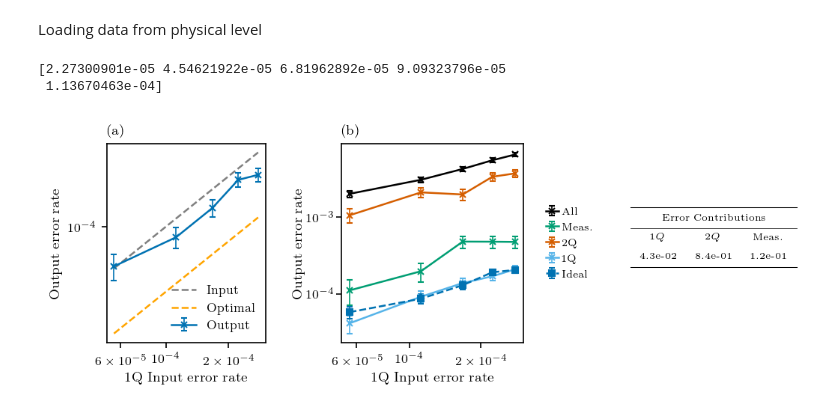
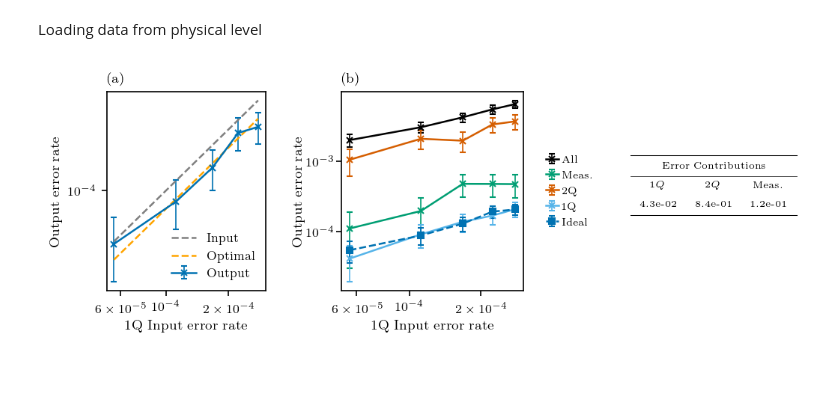
Before and after one commit to Sal7ySalt/Smallest-MSD-Protocol, a Jupyter notebook: 3_qubit_code/logical_level/21_qubits.ipynb, the cells around one changed output. Saved outputs shown, nothing was run; the diff lists cells and outputs as text; code cells hidden in the pictures; blank space fills up the shorter version.

```diff
--- a/3_qubit_code/logical_level/21_qubits.ipynb
+++ b/3_qubit_code/logical_level/21_qubits.ipynb
@@ -454,8 +467,8 @@ list3 = [1 - f for f in avg_fid_meas_errors_list]
 list4 = [1 - f for f in avg_fid_2q_errors_list]
 list5 = [1 - f for f in avg_fid_1q_errors_list]
 
-output_error_rate_all_errors = inf_to_error(list1, 1)
-output_error_rate_no_errors = inf_to_error(list2, 1)
-output_error_rate_meas_errors = inf_to_error(list3, 1)
-output_error_rate_2q_errors = inf_to_error(list4, 1)
-output_error_rate_1q_errors = inf_to_error(list5, 1)
+all_output_error_rate, all_output_error_rate_unc = inf_to_error(list1, 1, avg_fid_all_errors_unc_list)
+ideal_output_error_rate, ideal_output_error_rate_unc = inf_to_error(list2, 1, avg_fid_no_errors_unc_list)
+meas_output_error_rate, meas_output_error_rate_unc = inf_to_error(list3, 1, avg_fid_meas_errors_unc_list)
+two_q_output_error_rate, two_q_output_error_rate_unc = inf_to_error(list4, 1, avg_fid_2q_errors_unc_list)
+one_q_output_error_rate, one_q_output_error_rate_unc = inf_to_error(list5, 1, avg_fid_1q_errors_unc_list)
@@ -667,12 +527,8 @@ print(measurement_contributions)
 Loading data from physical level
 # %%
 data = np.load("../physical_level/physical_level_component_analysis.npz")
-plot1_y = data["plot1_y"]
+optimal_infidelity = data["ideal_infidelity"]
+optimal_output_error_rate = inf_to_error(optimal_infidelity, 1)
-# %%
-print(plot1_y)
-# %% [output]
-[2.27300901e-05 4.54621922e-05 6.81962892e-05 9.09323796e-05
- 1.13670463e-04]
 # %%
 fig = plt.figure(figsize=(6.75, 2.65))
 
@@ -700,8 +556,8 @@ ax_table.axis('off')
 # ── Plot 1 ───────────────────────────────────────────────
 ax1.errorbar(
     one_qubit_gate_error_prob,
-    output_error_rate_no_errors,
-    yerr=avg_fid_no_errors_unc_list,
+    ideal_output_error_rate,
+    yerr=ideal_output_error_rate_unc,
     fmt='x',
     linestyle='-',
     capsize=2,
@@ -721,7 +577,7 @@ ax1.plot(
 
 ax1.plot(
     one_qubit_gate_error_prob,
-    plot1_y,
+    optimal_output_error_rate,
     linestyle='--',
     color='orange',
     label='Optimal'
@@ -744,11 +600,11 @@ ax1.set_title('(a)', loc='left', fontsize=9)
 
 # ── Plot 2 ───────────────────────────────────────────────
 series = [
-    ('#000000', output_error_rate_all_errors,  avg_fid_all_errors_unc_list),
-    ('#009E73', output_error_rate_meas_errors, avg_fid_meas_errors_unc_list),
-    ('#D55E00', output_error_rate_2q_errors,   avg_fid_2q_errors_unc_list),
-    ('#56B4E9', output_error_rate_1q_errors,   avg_fid_1q_errors_unc_list),
-    ('#0072B2', output_error_rate_no_errors,   avg_fid_no_errors_unc_list),
+    ('#000000', all_output_error_rate,  all_output_error_rate_unc),
+    ('#009E73', meas_output_error_rate, meas_output_error_rate_unc),
+    ('#D55E00', two_q_output_error_rate,   two_q_output_error_rate_unc),
+    ('#56B4E9', one_q_output_error_rate,   one_q_output_error_rate_unc),
+    ('#0072B2', ideal_output_error_rate,   ideal_output_error_rate_unc),
 ]
 
 labels = [
@@ -890,31 +746,31 @@ for j, header in enumerate(headers):
     ax_table.text(
         x,
         y_header,
         header,
         ha='center',
         va='center',
         fontsize=fs_body,
         transform=ax_table.transAxes
     )
 
     ax_table.text(
         x,
         y_values,
         values[j],
         ha='center',
         va='center',
         fontsize=fs_body,
         transform=ax_table.transAxes
     )
 
 # Compact APS-style margins
 fig.subplots_adjust(
     left=0.08,
     right=0.99,
     bottom=0.23,
     top=0.90
 )
 
 plt.show()
 # %% [output]
-[figure, old version]
+[figure, new version]
```
Also changed, not shown: parts of 7 cells of this notebook, 20 other files.
